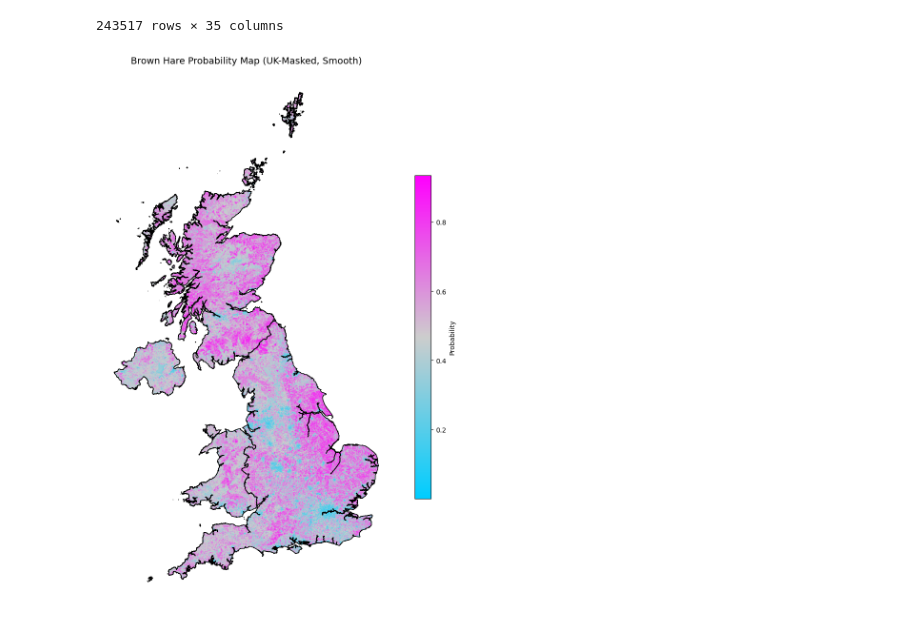
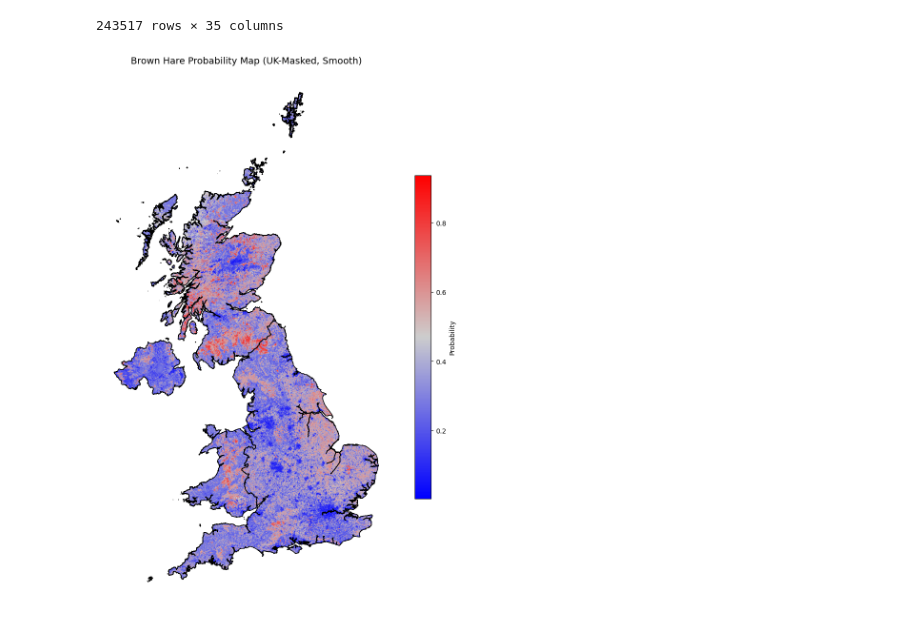
Before and after one commit to arzaan789/Species-Distribution-Modeling, a Jupyter notebook: brown_hare_inference.ipynb, the cells around one changed output. Drawn from its saved outputs; the diff is of its cells as text; code cells hidden in the pictures.

```diff
--- a/brown_hare_inference.ipynb
+++ b/brown_hare_inference.ipynb
@@ -278,34 +278,34 @@ zi_masked = np.ma.masked_where(~mask.reshape(xi.shape), zi)
 # Define colormap
 cmap = mcolors.LinearSegmentedColormap.from_list(
     "custom",
-    ["#00CDFF",
+    ["blue",
      # "#7072EE",
      # "#00CDFF",
      "#CDCDCD",
      # "#FF00FE",
      # "#FC79f6",
-     "#FF00FE"]
+     "red"]
 )
 norm = mcolors.Normalize(vmin=np.nanmin(zi_masked), vmax=np.nanmax(zi_masked))
 
 # Plot
 fig, ax = plt.subplots(figsize=(10, 12))
 img = ax.imshow(
     zi_masked,
     origin='lower',
     extent=(xi.min(), xi.max(), yi.min(), yi.max()),
     cmap=cmap,
     norm=norm
 )
 
 # Overlay UK boundaries
 uk_countries.boundary.plot(ax=ax, color='black', linewidth=1)
 
 # Colorbar
 cbar = plt.colorbar(img, ax=ax, shrink=0.6, label='Probability')
 ax.set_title('Brown Hare Probability Map (UK-Masked, Smooth)', fontsize=14)
 ax.set_axis_off()
 plt.tight_layout()
 plt.show()
 # %% [output]
-[figure, old version]
+[figure, new version]
```
Also changed, not shown: 24 other files.
